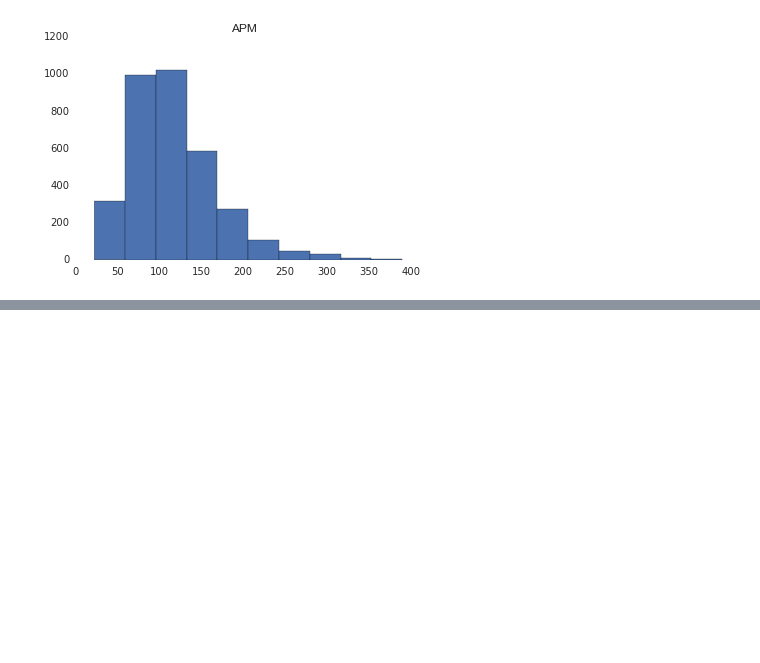
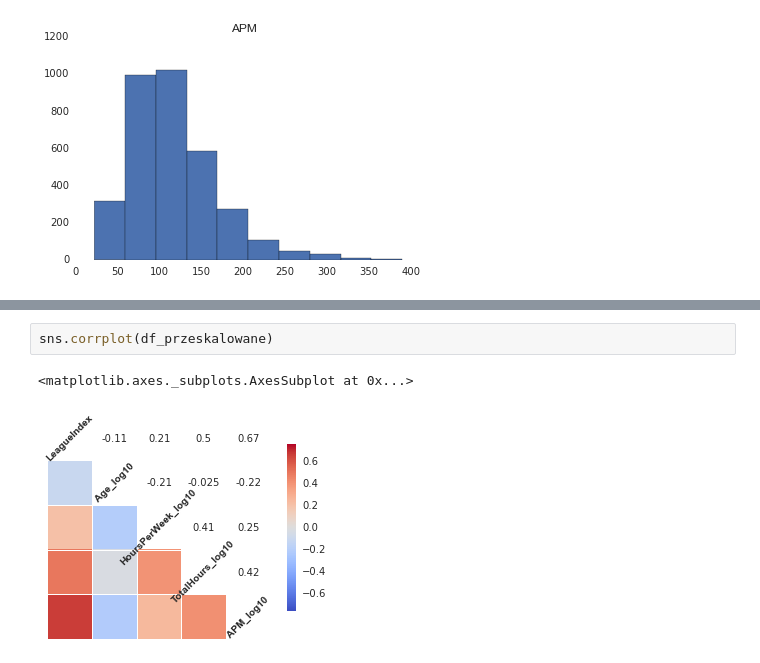
Before and after one commit to DELabUW/szkola-letnia-2015, a Jupyter notebook: zajecia/dzien3_regresja.ipynb, the cells around one changed output, grey strips where cells are left out. Drawn from its saved outputs; the diff is of its cells as text; blank space fills up the shorter version.

```diff
--- a/zajecia/dzien3_regresja.ipynb
+++ b/zajecia/dzien3_regresja.ipynb
@@ -97,0 +132,5 @@ for col in df_some:
+# %%
+sns.corrplot(df_przeskalowane)
+# %% [output]
+<matplotlib.axes._subplots.AxesSubplot at 0x...>
+[figure, added]
```
Also changed, not shown: parts of 18 cells of this notebook, 1 other file.
